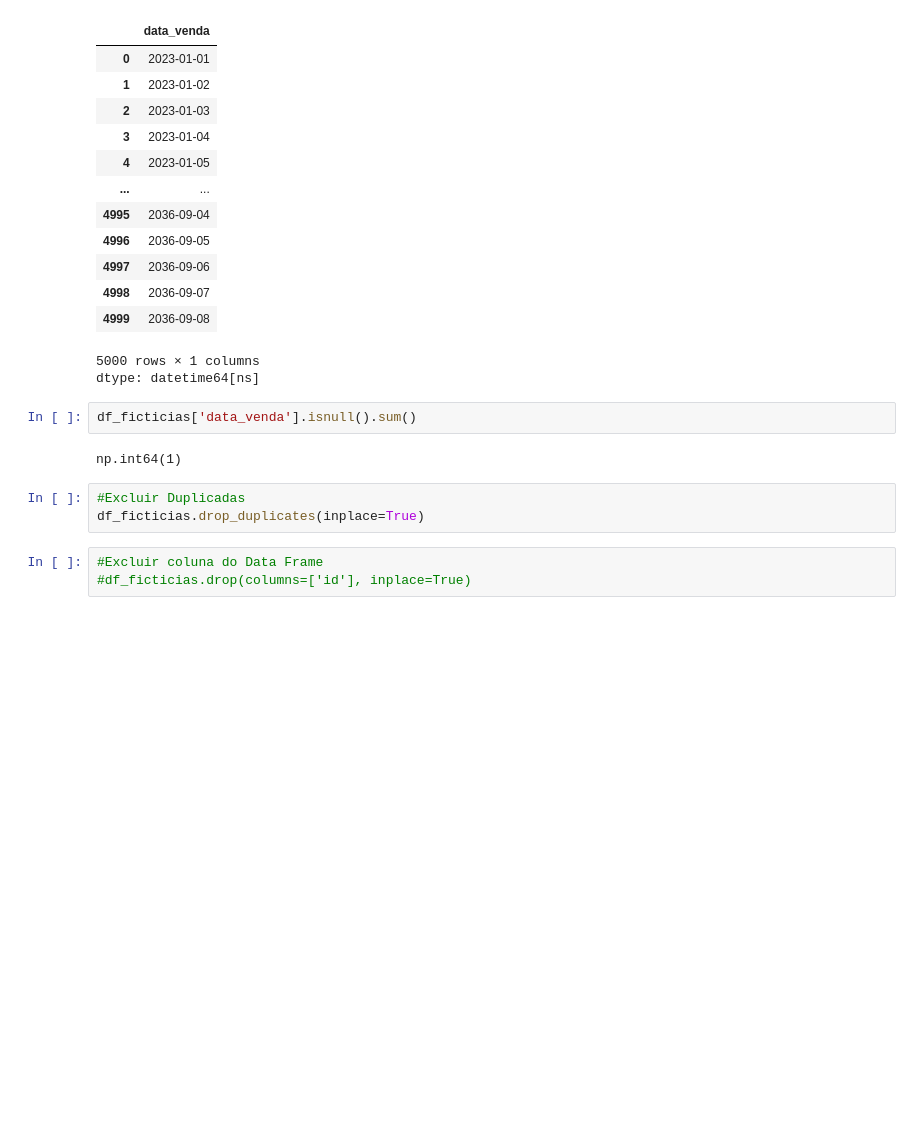
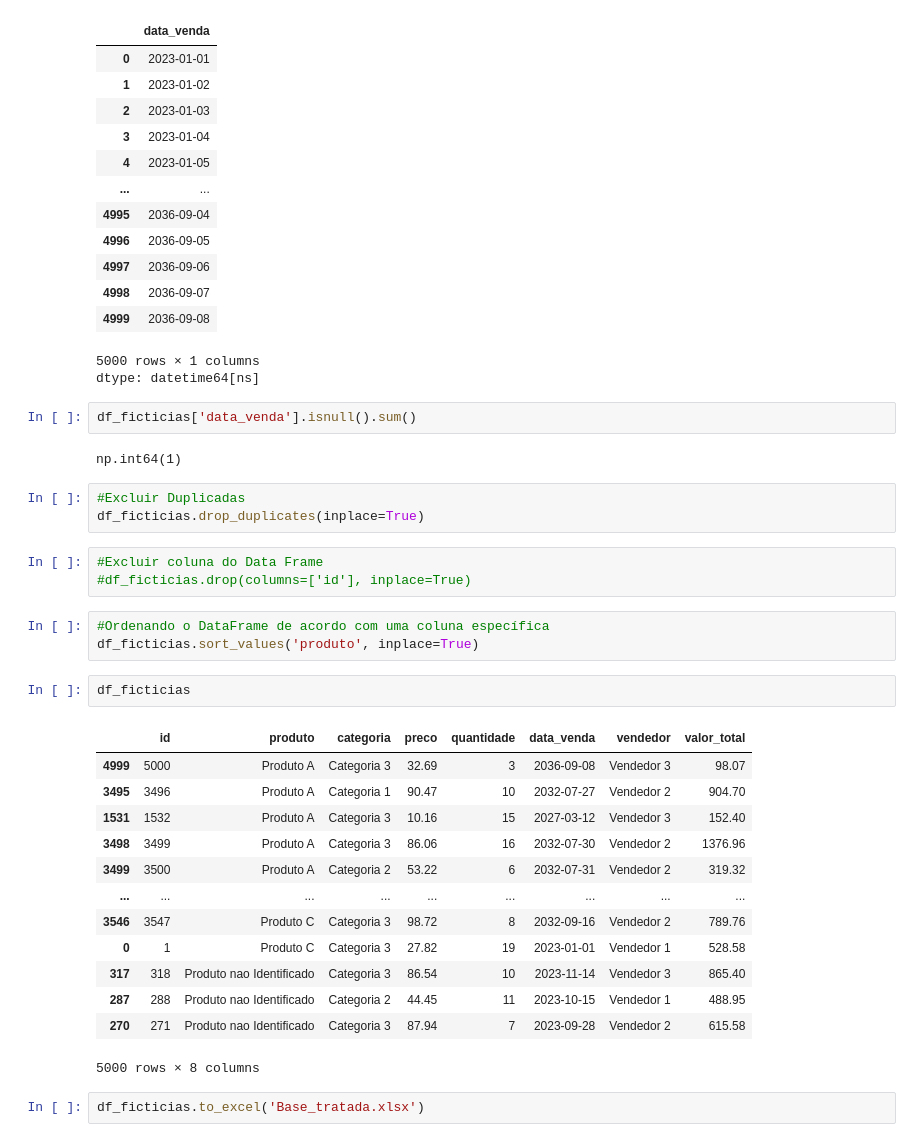
Before and after one commit to vamvieira/Aulas_Senai, a Jupyter notebook: AquisicaoDeDados.ipynb, the cells around one changed output. Cells and saved outputs as stored; diff of their text form; blank space fills up the shorter version.

Commit message:
Python - Data Science

```diff
--- a/AquisicaoDeDados.ipynb
+++ b/AquisicaoDeDados.ipynb
@@ -554,3 +554,24 @@ df_ficticias.drop_duplicates(inplace=True)
 # %%
 #Excluir coluna do Data Frame
 #df_ficticias.drop(columns=['id'], inplace=True)
+# %%
+#Ordenando o DataFrame de acordo com uma coluna específica
+df_ficticias.sort_values('produto', inplace=True)
+# %%
+df_ficticias
+# %% [output]
+|  | id | produto | categoria | preco | quantidade | data_venda | vendedor | valor_total |
+| 4999 | 5000 | Produto A | Categoria 3 | 32.69 | 3 | 2036-09-08 | Vendedor 3 | 98.07 |
+| 3495 | 3496 | Produto A | Categoria 1 | 90.47 | 10 | 2032-07-27 | Vendedor 2 | 904.70 |
+| 1531 | 1532 | Produto A | Categoria 3 | 10.16 | 15 | 2027-03-12 | Vendedor 3 | 152.40 |
+| 3498 | 3499 | Produto A | Categoria 3 | 86.06 | 16 | 2032-07-30 | Vendedor 2 | 1376.96 |
+| 3499 | 3500 | Produto A | Categoria 2 | 53.22 | 6 | 2032-07-31 | Vendedor 2 | 319.32 |
+| ... | ... | ... | ... | ... | ... | ... | ... | ... |
+| 3546 | 3547 | Produto C | Categoria 3 | 98.72 | 8 | 2032-09-16 | Vendedor 2 | 789.76 |
+| 0 | 1 | Produto C | Categoria 3 | 27.82 | 19 | 2023-01-01 | Vendedor 1 | 528.58 |
+| 317 | 318 | Produto nao Identificado | Categoria 3 | 86.54 | 10 | 2023-11-14 | Vendedor 3 | 865.40 |
+| 287 | 288 | Produto nao Identificado | Categoria 2 | 44.45 | 11 | 2023-10-15 | Vendedor 1 | 488.95 |
+| 270 | 271 | Produto nao Identificado | Categoria 3 | 87.94 | 7 | 2023-09-28 | Vendedor 2 | 615.58 |
+5000 rows × 8 columns
+# %%
+df_ficticias.to_excel('Base_tratada.xlsx')
```
